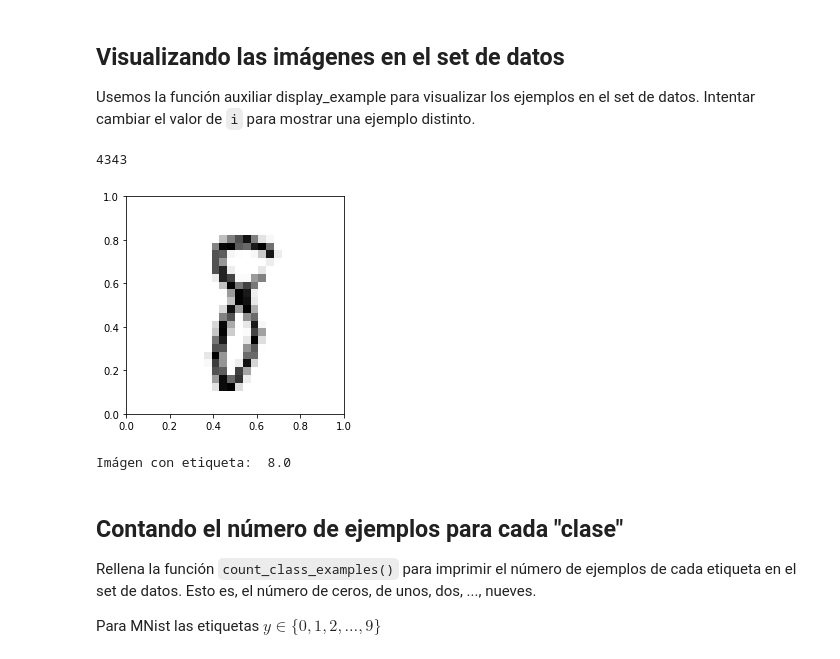
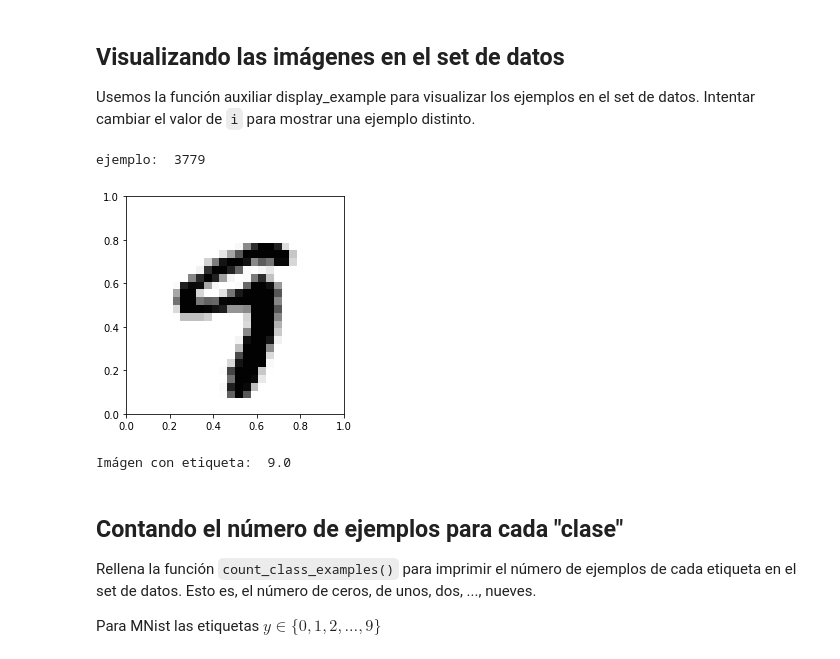
Before and after one commit to SalRmz/DCDP, a Jupyter notebook: 01 Programación en Python/notebooks/exercises/Practica2_NumPy.ipynb, the cells around one changed output. Drawn from its saved outputs; the diff is of its cells as text; code cells hidden in the pictures.

````diff
--- a/01 Programación en Python/notebooks/exercises/Practica2_NumPy.ipynb
+++ b/01 Programación en Python/notebooks/exercises/Practica2_NumPy.ipynb
@@ -97,18 +97,19 @@ y.shape: (20000,)
 Usemos la función auxiliar display_example para visualizar los ejemplos en el set de datos. Intentar cambiar el valor de ```i``` para mostrar una ejemplo distinto.
 # %%
 #puedes cambiar el valor de i
-#i = 4
+# para ingresar un dato aleatorio del set de ejemplos cada vez que usamos ctrl+enter en Jupyter Notebook
+m = X.shape[0]
 i = np.random.randint(0,y.size,size=1)[0]
-print( i )
+print("ejemplo: ",i)
 
 example = X[i]
 example_label = y[i]
 display_example(example)
 print("Imágen con etiqueta: ", example_label)
 # %% [output]
-4343
+ejemplo:  3779
-[figure, old version]
+[figure, new version]
-Imágen con etiqueta:  8.0
+Imágen con etiqueta:  9.0
 # %% [markdown]
 ## Contando el número de ejemplos para cada "clase"
 
````
Also changed, not shown: parts of 13 cells of this notebook.
